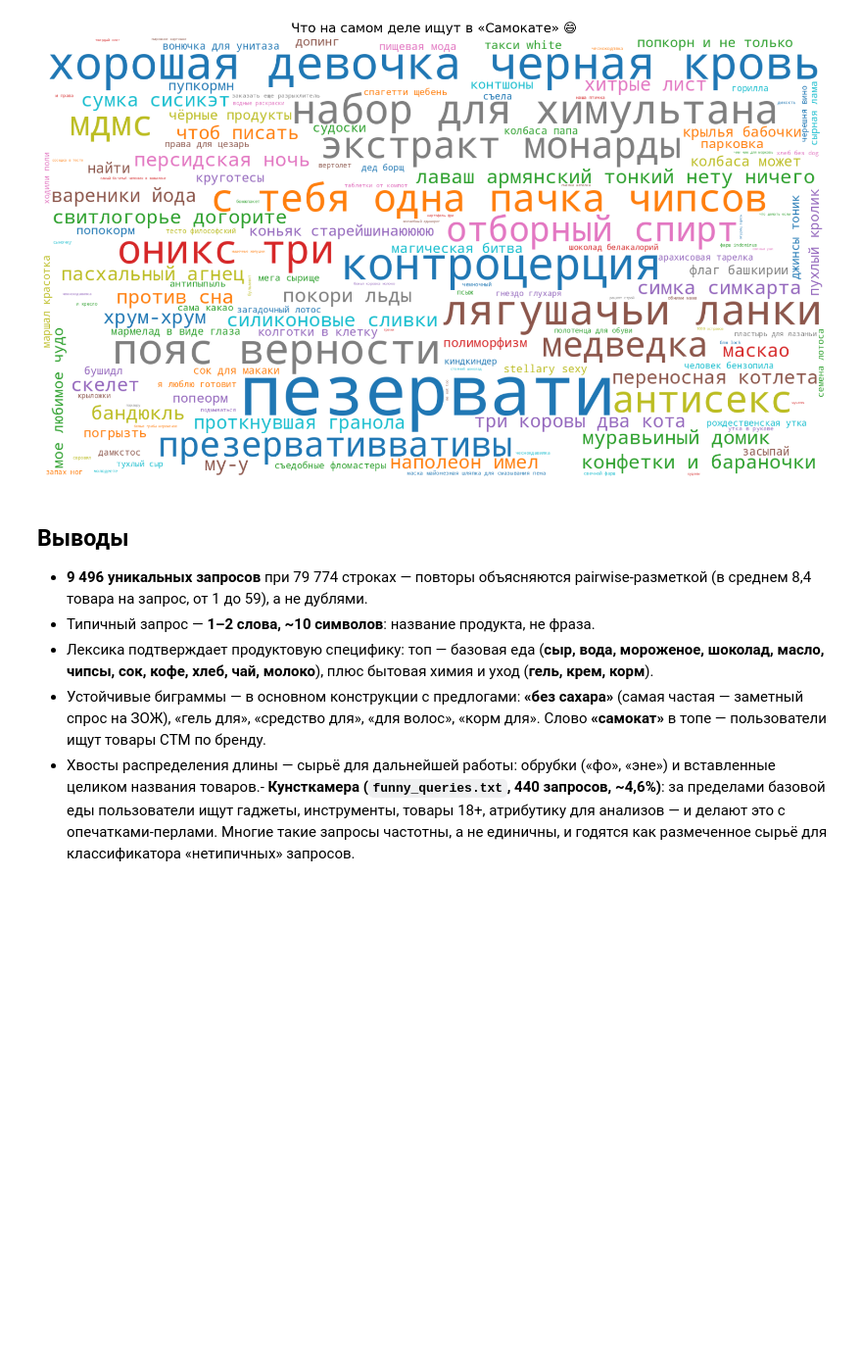
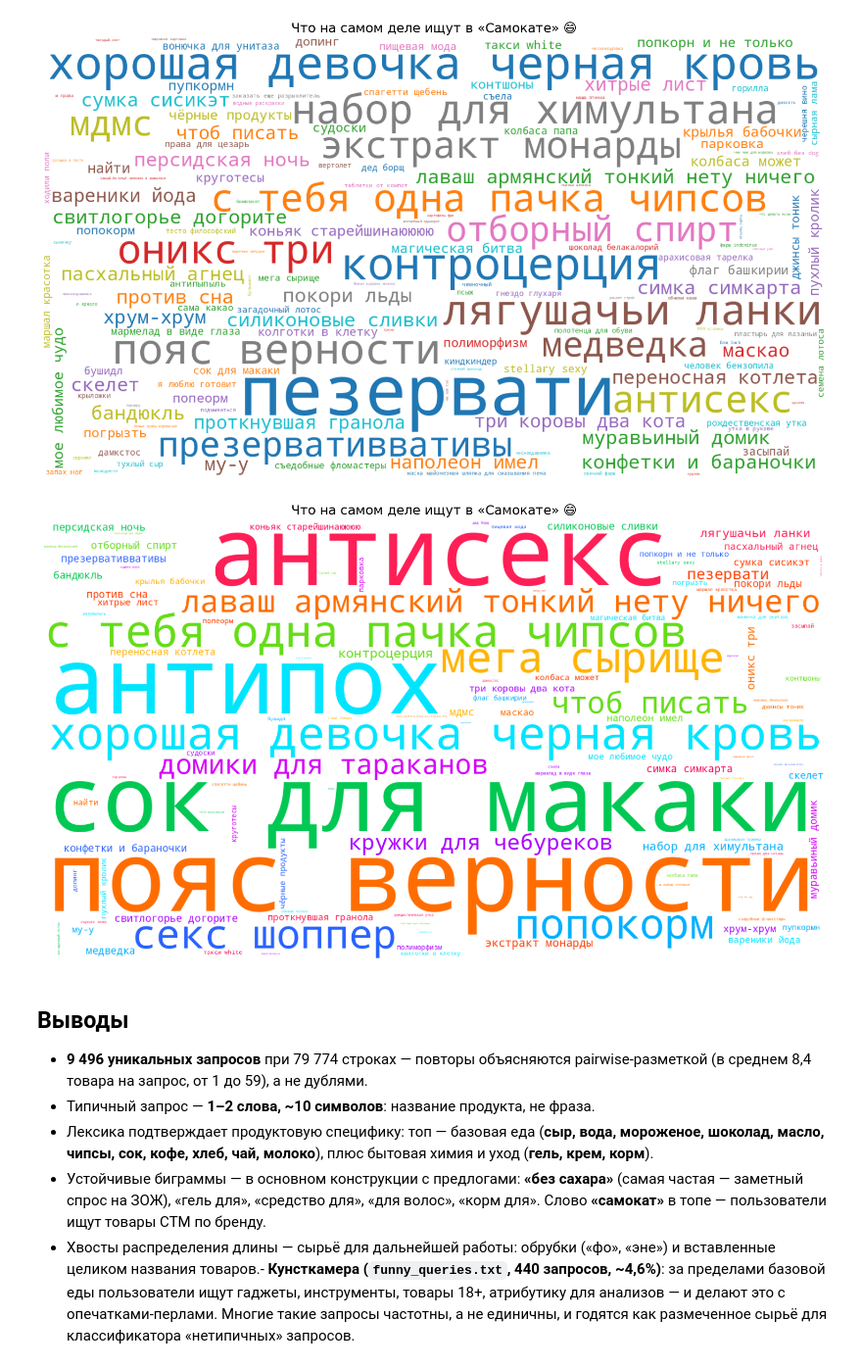
Before and after one commit to kudrmax/samokat-search-ml, a Jupyter notebook: queries/queries_eda.ipynb, the cells around one changed output. Shown at 98% size. Saved outputs shown, nothing was run; the diff lists cells and outputs as text; code cells hidden in the pictures; blank space fills up the shorter version.

```diff
--- a/queries/queries_eda.ipynb
+++ b/queries/queries_eda.ipynb
@@ -284,6 +284,89 @@ wc.to_file("funny_wordcloud.png")
 plt.show()
 # %% [output]
 [figure]
+# %%
+# --- Облако с ручным топом смешных ---
+# Запросы из FUNNY_TOP всегда крупнее всех (порядок списка = «смешнота»:
+# первый — самый большой). Остальные из подборки — по реальной частоте ×N.
+import random
+import re
+from pathlib import Path
+from wordcloud import WordCloud
+
+FUNNY_TOP: list[str] = [
+    "пояс верности",
+    "антисекс",
+    "антипох",
+    "сок для макаки",
+    "хорошая девочка черная кровь",
+    "с тебя одна пачка чипсов",
+    "мега сырище",
+    "попокорм",
+    "секс шоппер",
+    "лаваш армянский тонкий нету ничего",
+    "чтоб писать",
+    "домики для тараканов",
+    "кружки для чебуреков",
+]
+
+# множители веса для приоритетных: заведомо выше самой частой «обычной» фразы
+TOP_HI_MULT: float = 6.0   # вес самого смешного = HI × макс.частота обычных
+TOP_LO_MULT: float = 2.5   # вес последнего в списке = LO × макс.частота обычных
+
+# сочная палитра без серо-бежевых — цвета раскидываем по словам случайно
+PALETTE: tuple[str, ...] = (
+    "#FF1E56", "#FF6D00", "#FFB400", "#00C853", "#00B0FF", "#2962FF",
+    "#AA00FF", "#F50057", "#00E5FF", "#64DD17", "#FF3D00", "#D500F9",
+)
+
+
+def color_func(word, font_size, position, orientation, random_state=None, **kwargs) -> str:
+    rng = random_state if random_state is not None else random.Random(42)
+    return rng.choice(PALETTE)
+
+
+query_counts: dict[str, int] = df["query"].value_counts().to_dict()
+EMOJI_RE: re.Pattern[str] = re.compile(r"[^\w\s\-]", re.UNICODE)  # шрифт не рисует эмодзи
+
+
+def _clean(q: str) -> str:
+    return EMOJI_RE.sub("", q).strip()
+
+
+# базовые веса — реальная частота запросов из подборки funny_queries.txt
+freqs: dict[str, float] = {}
+for line in Path("funny_queries.txt").read_text(encoding="utf-8").splitlines():
+    if line.startswith("  ") and "[×" in line:
+        q = line.strip().rsplit("    [×", 1)[0]
+        clean = _clean(q)
+        if clean:
+            freqs[clean] = float(query_counts.get(q, 1))
+
+# приоритетным — линейно убывающие большие веса поверх реальных частот
+top_clean: set[str] = {_clean(q) for q in FUNNY_TOP}
+others_max: float = max(
+    (v for k, v in freqs.items() if k not in top_clean), default=1.0
+)
+hi, lo = others_max * TOP_HI_MULT, others_max * TOP_LO_MULT
+n: int = len(FUNNY_TOP)
+for i, q in enumerate(FUNNY_TOP):
+    freqs[_clean(q)] = hi - (hi - lo) * i / (n - 1)
+
+wc = WordCloud(
+    width=1600, height=900, background_color="white",
+    color_func=color_func, prefer_horizontal=0.9,
+    collocations=False, random_state=42, margin=6,
+).generate_from_frequencies(freqs)
+
+fig, ax = plt.subplots(figsize=(16, 9))
+ax.imshow(wc, interpolation="bilinear")
+ax.axis("off")
+ax.set_title("Что на самом деле ищут в «Самокате» 😄", fontsize=18)
+plt.tight_layout()
+wc.to_file("funny_wordcloud.png")
+plt.show()
+# %% [output]
+[figure, added]
 # %% [markdown]
 ## Выводы
 
```
Also changed, not shown: 14 other files.
